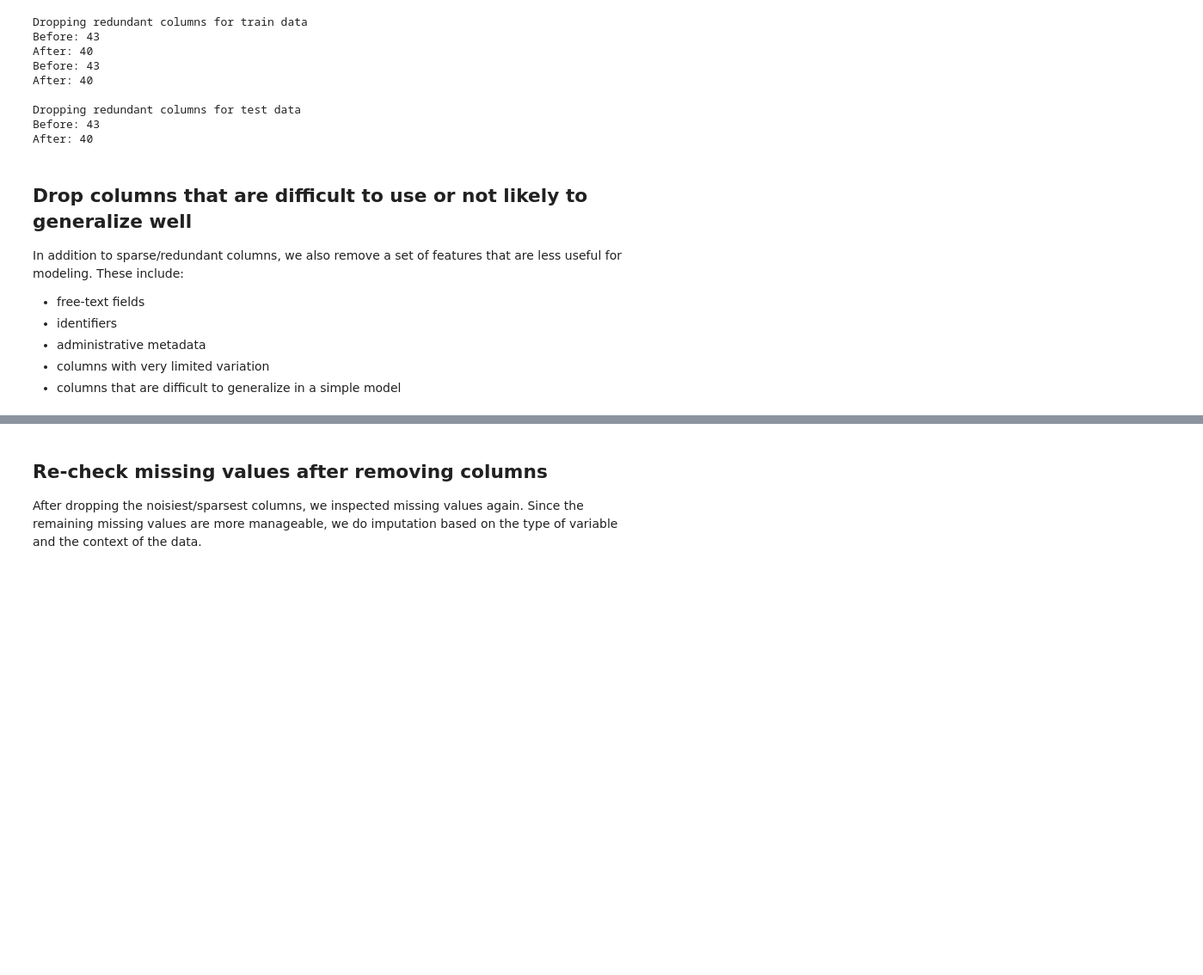
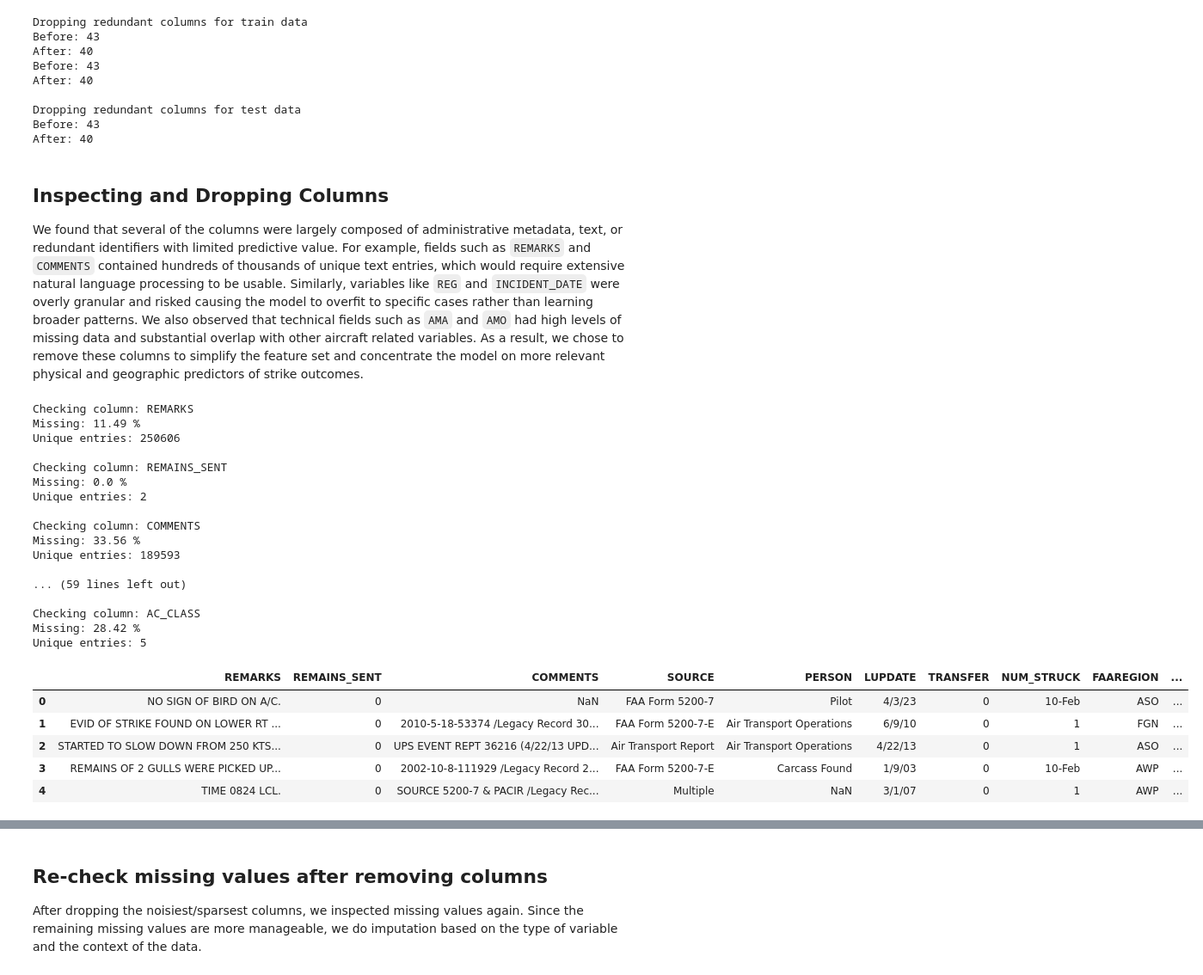
Before and after one commit to karenheckel/skyguard, a Jupyter notebook: project.ipynb, the cells around one changed output, grey strips where cells are left out. Shown at 86% size. Cells and saved outputs as stored; diff of their text form; code cells hidden in the pictures; blank space fills up the shorter version.

```diff
--- a/project.ipynb
+++ b/project.ipynb
@@ -23,4 +20,15 @@ from sklearn.model_selection import train_test_split
 ## Load the Data
 
 We begin by loading the training and test datasets and setting a few common placeholder strings such as `"UNKNOWN"`, `"Unknown"`, and `"UNK"` to missing values. Treating these consistently as null values helps us measure which values are missing more accurately and makes later cleaning steps more reliable.
+# %%
+def load_data():
+    na_values = ["UNKNOWN", "Unknown", "UNK"]
+
+    # Read in the data
+    train_data = pd.read_csv("data/train.csv", skipinitialspace=True, low_memory=False, na_values=na_values)
+    test_data = pd.read_csv("data/test.csv", skipinitialspace=True, low_memory=False, na_values=na_values)
+
+    # Save the test ids for later use
+    test_ids = test_data["INDEX_NR"].copy()
+    return train_data, test_data, test_ids
 # %%
@@ -303,11 +308,49 @@ Dropping redundant columns for test data
 Before: 43
 After: 40
 # %% [markdown]
-## Drop columns that are difficult to use or not likely to generalize well
+## Inspecting and Dropping Columns
 
-In addition to sparse/redundant columns, we also remove a set of features that are less useful for modeling. These include:
-- free-text fields
-- identifiers
-- administrative metadata
-- columns with very limited variation
-- columns that are difficult to generalize in a simple model
+We found that several of the columns were largely composed of administrative metadata, text, or redundant identifiers with limited predictive value. For example, fields such as `REMARKS` and `COMMENTS` contained hundreds of thousands of unique text entries, which would require extensive natural language processing to be usable. Similarly, variables like `REG` and `INCIDENT_DATE` were overly granular and risked causing the model to overfit to specific cases rather than learning broader patterns. We also observed that technical fields such as `AMA` and `AMO` had high levels of missing data and substantial overlap with other aircraft related variables. As a result, we chose to remove these columns to simplify the feature set and concentrate the model on more relevant physical and geographic predictors of strike outcomes.
+# %%
+def inspect_specific_cols(df, cols):
+    present_cols = [col for col in cols if col in df.columns]
+
+    for col in present_cols:
+        unique_count = df[col].nunique()
+        null_count = df[col].isna().sum()
+        null_percent = (null_count / len(df)) * 100
+
+        print("\nChecking column:", col)
+        print("Missing:", round(null_percent, 2), "%")
+        print("Unique entries:", unique_count)
+
+    display(df[cols].head(5))
+# %%
+cols = ["REMARKS", "REMAINS_SENT", "COMMENTS", "SOURCE", "PERSON", "LUPDATE", "TRANSFER", "NUM_STRUCK", "FAAREGION", "INCIDENT_DATE",
+        "REG", "ENG_1_POS", "ENG_2_POS", "AIRCRAFT", "AMA", "AMO", "EMA", "EMO", "AC_CLASS"]
+
+inspect_specific_cols(train_data, cols)
+# %% [output]
+Checking column: REMARKS
+Missing: 11.49 %
+Unique entries: 250606
+
+Checking column: REMAINS_SENT
+Missing: 0.0 %
+Unique entries: 2
+
+Checking column: COMMENTS
+Missing: 33.56 %
+Unique entries: 189593
+
+... (59 lines left out)
+
+Checking column: AC_CLASS
+Missing: 28.42 %
+Unique entries: 5
+|  | REMARKS | REMAINS_SENT | COMMENTS | SOURCE | PERSON | LUPDATE | TRANSFER | NUM_STRUCK | FAAREGION | ... |
+| 0 | NO SIGN OF BIRD ON A/C. | 0 | NaN | FAA Form 5200-7 | Pilot | 4/3/23 | 0 | 10-Feb | ASO | ... |
+| 1 | EVID OF STRIKE FOUND ON LOWER RT ... | 0 | 2010-5-18-53374 /Legacy Record 30... | FAA Form 5200-7-E | Air Transport Operations | 6/9/10 | 0 | 1 | FGN | ... |
+| 2 | STARTED TO SLOW DOWN FROM 250 KTS... | 0 | UPS EVENT REPT 36216 (4/22/13 UPD... | Air Transport Report | Air Transport Operations | 4/22/13 | 0 | 1 | ASO | ... |
+| 3 | REMAINS OF 2 GULLS WERE PICKED UP... | 0 | 2002-10-8-111929 /Legacy Record 2... | FAA Form 5200-7-E | Carcass Found | 1/9/03 | 0 | 10-Feb | AWP | ... |
+| 4 | TIME 0824 LCL. | 0 | SOURCE 5200-7 & PACIR /Legacy Rec... | Multiple | NaN | 3/1/07 | 0 | 1 | AWP | ... |
```
Also changed, not shown: parts of 78 cells of this notebook.
